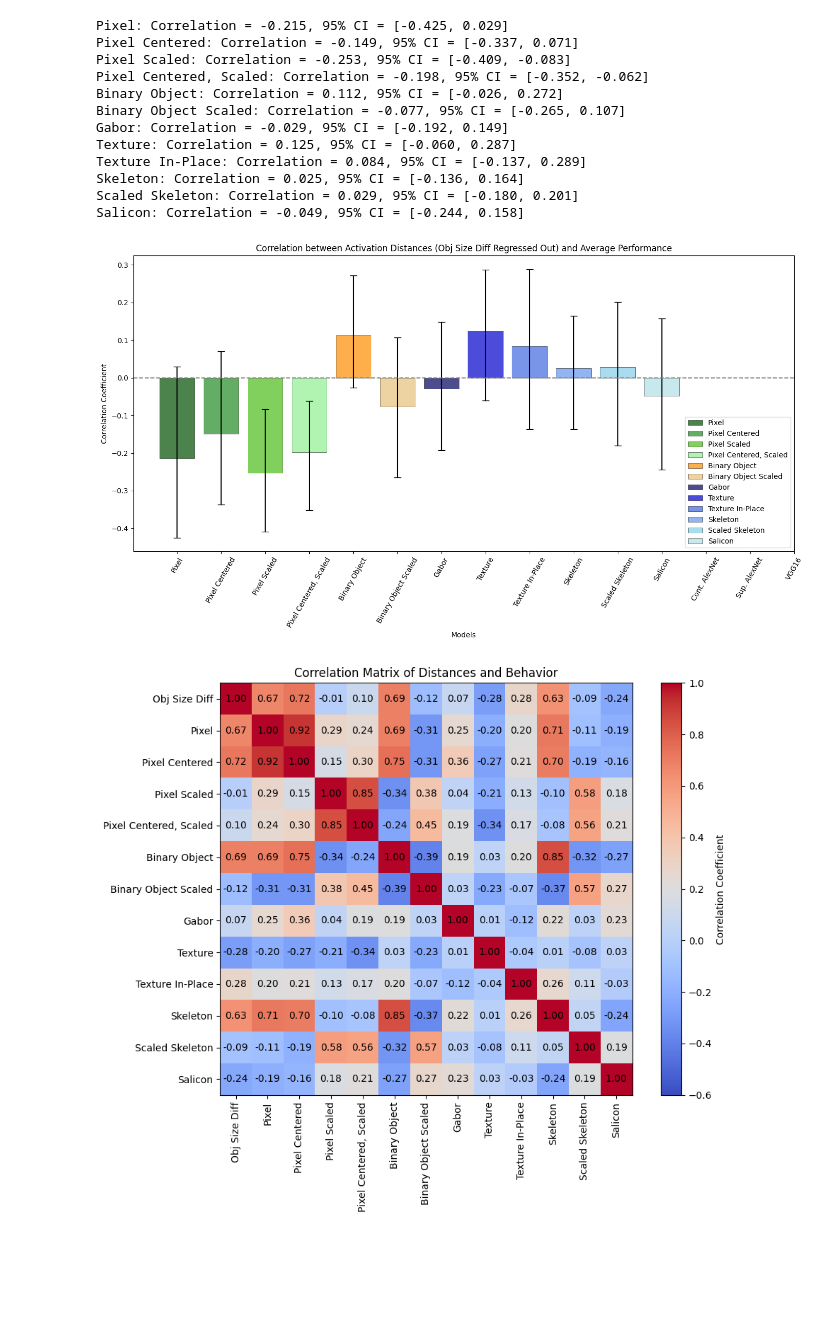
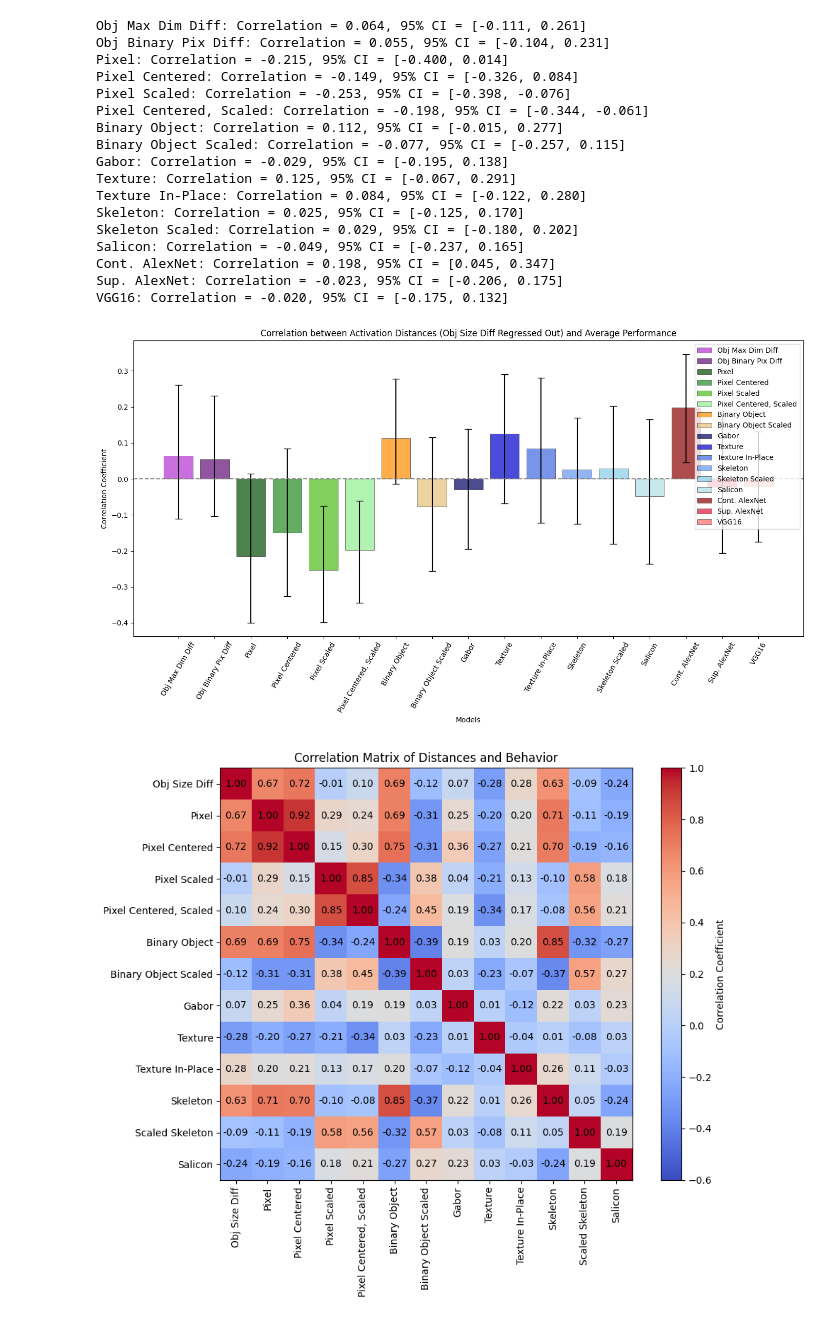
Before and after one commit to emeyer121/TreeShrewObjectRecognition, a Jupyter notebook: 5_behaviorModeling/plotModelBehavCompare.ipynb, the cells around one changed output. Drawn from its saved outputs; the diff is of its cells as text; code cells hidden in the pictures; blank space fills up the shorter version.

```diff
--- a/5_behaviorModeling/plotModelBehavCompare.ipynb
+++ b/5_behaviorModeling/plotModelBehavCompare.ipynb
@@ -38,0 +274,34 @@ colors = ["#bc3fdb",
+# %%
+# Check how much size predicts each variable
+from sklearn.linear_model import LinearRegression
+from sklearn.metrics import r2_score
+
+print("=== Diagnostics ===")
+for i in range(len(df_labels_NN)):
+    X = df_size_diff.values.reshape(-1, 1)
+    y = df_combined_NN.iloc[:, i].values
+
+    model = LinearRegression()
+    model.fit(X, y)
+    r2 = r2_score(y, model.predict(X))
+
+    print(f"{df_labels_NN[i]}: R² with size = {r2:.4f}")
+    print(f"  Correlation with size: {np.corrcoef(X.flatten(), y)[0,1]:.4f}")
+
+# Also check correlation between behavior and neural distances BEFORE and AFTER
+print("\n=== Correlation Comparison ===")
+for i in range(len(df_labels_NN[1:])):
+    X = df_combined_NN.iloc[:, 0].values  # Behavior
+    y = df_combined_NN.iloc[:, i+1].values  # Neural
+    sizediff = df_size_diff.values.flatten()
+
+    # Original correlation
+    orig_corr = np.corrcoef(X, y)[0, 1]
+
+    # Partial correlation
+    partial_corr, pval = partial_correlation(X, y, sizediff)
+
+    print(f"{df_labels_NN[i+1]}:")
+    print(f"  Original: {orig_corr:.4f}")
+    print(f"  Partial:  {partial_corr:.4f}")
+    print(f"  Difference: {abs(orig_corr - partial_corr):.4f}")
@@ -39,7 +326,14 @@ colors = ["#bc3fdb",
 # %%
+# Set colors for each model where first four are shades of green, next five are shades of blue, and last three are shades of red
+colors = ["#d88eeb","#b432d4","#620b77",
+          '#004d00', '#228B22', '#4CBB17', '#90EE90',  # Greens (darker to lighter)
+          '#FF8C00', "#E6C07B",
+          '#00005f', '#0000CD', '#4169E1', '#6495ED', '#87CEEB', '#B0E0E6',  # Blues (darker to lighter)
+          '#8B0000', '#DC143C', '#FF6B6B']  # Reds (darker to lighter)
+
 # Plot bar graph for each data set's correlation with behavior
 plt.figure(figsize=(14, 8))
-for i in range(len(df_labels)-4):
+for i in range(len(df_labels)-1):
     # Calculate the correlation coefficient
     correlation = df_combined.corr().iloc[0, i+1]
 
@@ -91,7 +390,7 @@ Salicon: Correlation = -0.139, 95% CI = [-0.307, 0.047]
 # Create new correlation bar graph that regresses out obj size difference from each model distance metric before calculating correlation with behavior
 from sklearn.linear_model import LinearRegression
 plt.figure(figsize=(14, 8))
-for i in range(1, len(df_labels)-4):  # Start from 1 to exclude obj size diff
+for i in range(1, len(df_labels)-1):  # Start from 1 to exclude obj size diff
     # Regress out obj size difference from each model distance metric
     model = LinearRegression()
     X = df_size_diff.values.reshape(-1, 1)
@@ -107,46 +406,51 @@ for i in range(1, len(df_labels)-4):  # Start from 1 to exclude obj size diff
     n_bootstraps = 1000
     bootstrapped_correlations = []
     for _ in range(n_bootstraps):
         # Resample the residuals and behavior with replacement
         indices = np.random.choice(len(residuals), len(residuals), replace=True)
 
         # Calculate correlation for bootstrapped residuals
         bootstrapped_correlation = np.corrcoef(df_combined.iloc[indices, 0], residuals[indices])[0, 1]
         bootstrapped_correlations.append(bootstrapped_correlation)
 
     # Calculate the confidence interval
     ci_lower = np.percentile(bootstrapped_correlations, 2.5)
     ci_upper = np.percentile(bootstrapped_correlations, 97.5)
     print(f'{df_labels[i+1]}: Correlation = {correlation:.3f}, 95% CI = [{ci_lower:.3f}, {ci_upper:.3f}]')
 
     # Plot bar graph for each data set's correlation with behavior after regressing out obj size difference
     plt.bar(i-1, correlation, label=df_labels[i+1], alpha=0.7, color=colors[i], edgecolor='black', linewidth=0.5)
     plt.errorbar(i-1, correlation, yerr=[[correlation - ci_lower], [ci_upper - correlation]], fmt='', color='black', capsize=5)
 
 plt.xticks(range(len(df_labels)-2), df_labels[2:], rotation=60)
 plt.axhline(y=0, color='gray', linestyle='--')
 plt.title('Correlation between Activation Distances (Obj Size Diff Regressed Out) and Average Performance')
 plt.ylabel('Correlation Coefficient')
 plt.xlabel('Models')
 plt.legend()
 plt.tight_layout()
 plt.savefig(f'{filePath}figures/{taskName}_bar_correlation_size_regressed.png', dpi=300)
 plt.savefig(f'{filePath}figures/{taskName}_bar_correlation_size_regressed.svg', dpi=300)
 plt.show()
 # %% [output]
-Pixel: Correlation = -0.215, 95% CI = [-0.425, 0.029]
-Pixel Centered: Correlation = -0.149, 95% CI = [-0.337, 0.071]
-Pixel Scaled: Correlation = -0.253, 95% CI = [-0.409, -0.083]
-Pixel Centered, Scaled: Correlation = -0.198, 95% CI = [-0.352, -0.062]
-Binary Object: Correlation = 0.112, 95% CI = [-0.026, 0.272]
-Binary Object Scaled: Correlation = -0.077, 95% CI = [-0.265, 0.107]
-Gabor: Correlation = -0.029, 95% CI = [-0.192, 0.149]
-Texture: Correlation = 0.125, 95% CI = [-0.060, 0.287]
-Texture In-Place: Correlation = 0.084, 95% CI = [-0.137, 0.289]
-Skeleton: Correlation = 0.025, 95% CI = [-0.136, 0.164]
-Scaled Skeleton: Correlation = 0.029, 95% CI = [-0.180, 0.201]
-Salicon: Correlation = -0.049, 95% CI = [-0.244, 0.158]
+Obj Max Dim Diff: Correlation = 0.064, 95% CI = [-0.111, 0.261]
+Obj Binary Pix Diff: Correlation = 0.055, 95% CI = [-0.104, 0.231]
+Pixel: Correlation = -0.215, 95% CI = [-0.400, 0.014]
+Pixel Centered: Correlation = -0.149, 95% CI = [-0.326, 0.084]
+Pixel Scaled: Correlation = -0.253, 95% CI = [-0.398, -0.076]
+Pixel Centered, Scaled: Correlation = -0.198, 95% CI = [-0.344, -0.061]
+Binary Object: Correlation = 0.112, 95% CI = [-0.015, 0.277]
+Binary Object Scaled: Correlation = -0.077, 95% CI = [-0.257, 0.115]
+Gabor: Correlation = -0.029, 95% CI = [-0.195, 0.138]
+Texture: Correlation = 0.125, 95% CI = [-0.067, 0.291]
+Texture In-Place: Correlation = 0.084, 95% CI = [-0.122, 0.280]
+Skeleton: Correlation = 0.025, 95% CI = [-0.125, 0.170]
+Skeleton Scaled: Correlation = 0.029, 95% CI = [-0.180, 0.202]
+Salicon: Correlation = -0.049, 95% CI = [-0.237, 0.165]
+Cont. AlexNet: Correlation = 0.198, 95% CI = [0.045, 0.347]
+Sup. AlexNet: Correlation = -0.023, 95% CI = [-0.206, 0.175]
+VGG16: Correlation = -0.020, 95% CI = [-0.175, 0.132]
-[figure, old version]
+[figure, new version]
 # %%
 # Make correlation matrix with all columns of df_combined
 correlation_matrix = df_combined.corr().iloc[1:-3, 1:-3]  # Exclude the first column (behavior)
```
Also changed, not shown: parts of 9 cells of this notebook, 2 other files.
